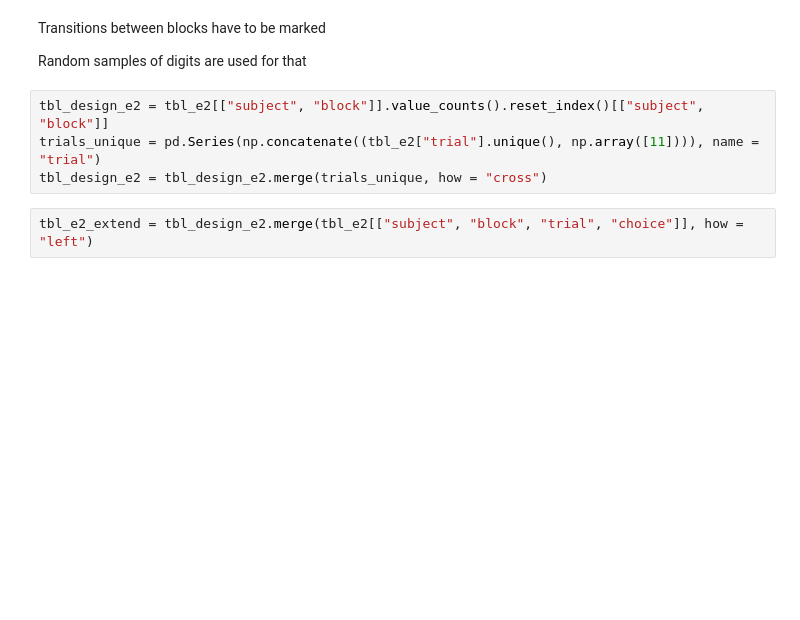
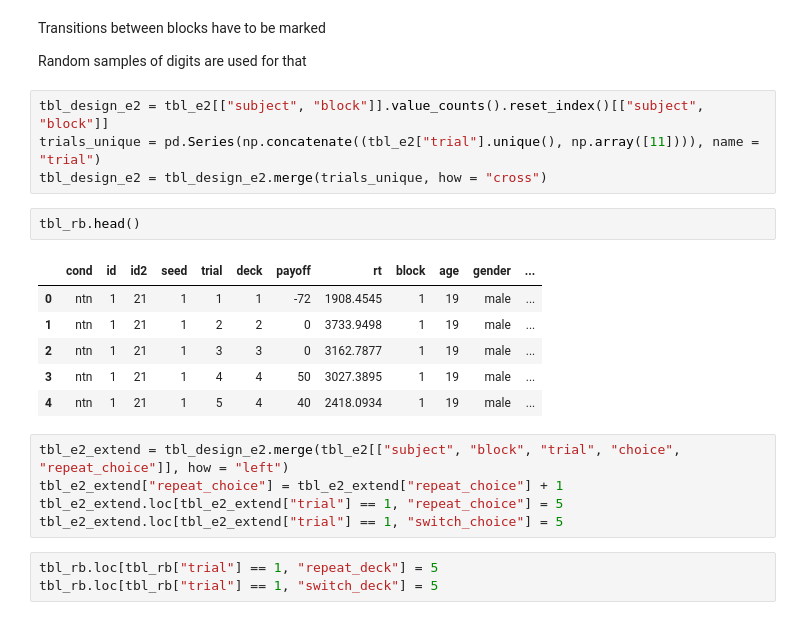
Before and after one commit to MirkoTh/HCM, a Jupyter notebook: Demo/chunk-bandit-choices.ipynb, the cells around one changed output. Drawn from its saved outputs; the diff is of its cells as text; blank space fills up the shorter version.

```diff
--- a/Demo/chunk-bandit-choices.ipynb
+++ b/Demo/chunk-bandit-choices.ipynb
@@ -112,6 +115,21 @@ Random samples of digits are used for that
 tbl_design_e2 = tbl_e2[["subject", "block"]].value_counts().reset_index()[["subject", "block"]]
 trials_unique = pd.Series(np.concatenate((tbl_e2["trial"].unique(), np.array([11]))), name = "trial")
 tbl_design_e2 = tbl_design_e2.merge(trials_unique, how = "cross")
+# %%
+tbl_rb.head()
+# %% [output]
+|  | cond | id | id2 | seed | trial | deck | payoff | rt | block | age | gender | ... |
+| 0 | ntn | 1 | 21 | 1 | 1 | 1 | -72 | 1908.4545 | 1 | 19 | male | ... |
+| 1 | ntn | 1 | 21 | 1 | 2 | 2 | 0 | 3733.9498 | 1 | 19 | male | ... |
+| 2 | ntn | 1 | 21 | 1 | 3 | 3 | 0 | 3162.7877 | 1 | 19 | male | ... |
+| 3 | ntn | 1 | 21 | 1 | 4 | 4 | 50 | 3027.3895 | 1 | 19 | male | ... |
+| 4 | ntn | 1 | 21 | 1 | 5 | 4 | 40 | 2418.0934 | 1 | 19 | male | ... |
 # %%
-tbl_e2_extend = tbl_design_e2.merge(tbl_e2[["subject", "block", "trial", "choice"]], how = "left")
+tbl_e2_extend = tbl_design_e2.merge(tbl_e2[["subject", "block", "trial", "choice", "repeat_choice"]], how = "left")
+tbl_e2_extend["repeat_choice"] = tbl_e2_extend["repeat_choice"] + 1
+tbl_e2_extend.loc[tbl_e2_extend["trial"] == 1, "repeat_choice"] = 5
+tbl_e2_extend.loc[tbl_e2_extend["trial"] == 1, "switch_choice"] = 5
+# %%
+tbl_rb.loc[tbl_rb["trial"] == 1, "repeat_deck"] = 5
+tbl_rb.loc[tbl_rb["trial"] == 1, "switch_deck"] = 5
 # %%
```
Also changed, not shown: parts of 33 cells of this notebook.
